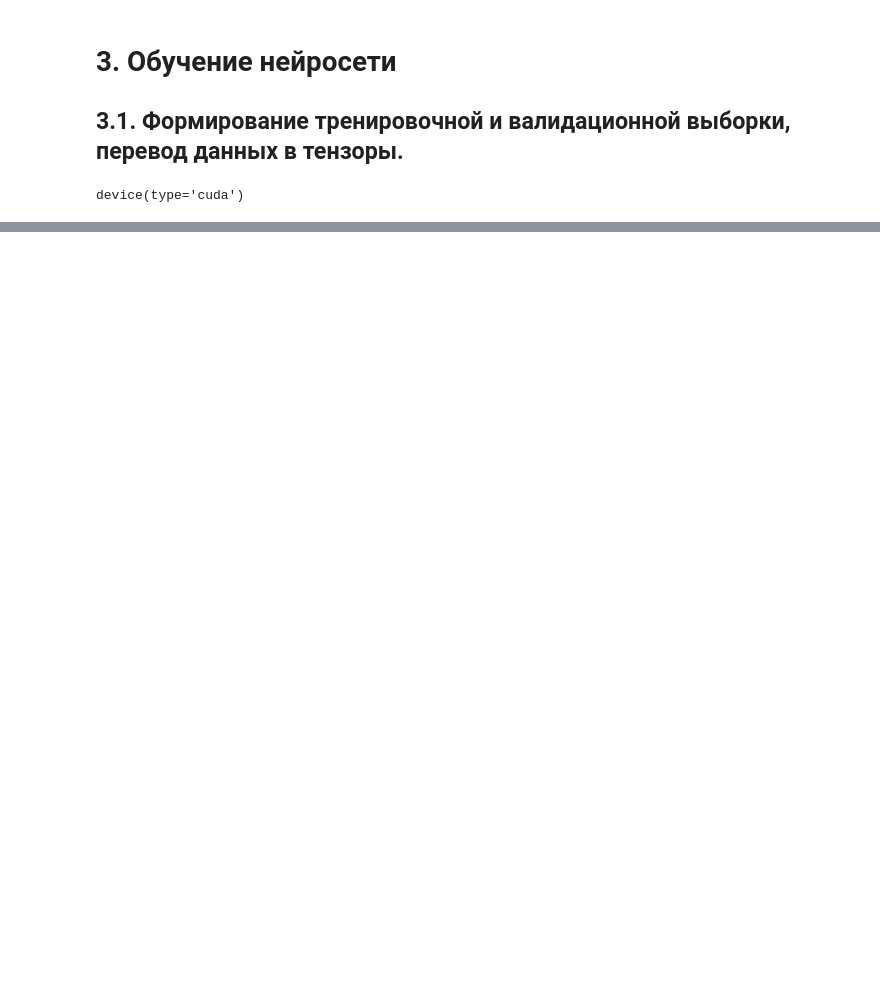
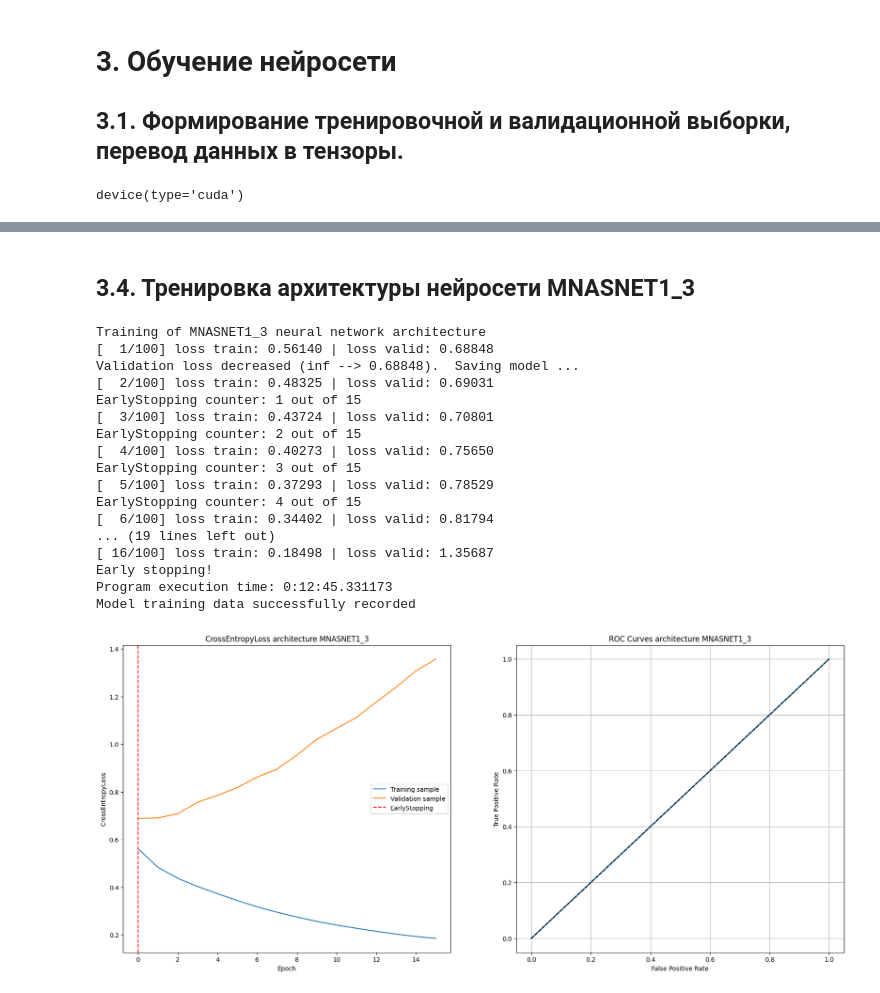
Before and after one commit to K1rsN7/Smart_Barrier, a Jupyter notebook: train neural network.ipynb, the cells around one changed output, grey strips where cells are left out. Cells and saved outputs as stored; diff of their text form; code cells hidden in the pictures; blank space fills up the shorter version.

```diff
--- a/train neural network.ipynb
+++ b/train neural network.ipynb
@@ -409,0 +453,31 @@ plt.show()
+# %% [markdown]
+## 3.4. Тренировка архитектуры нейросети MNASNET1_3
+# %%
+model = models.mnasnet1_3() # Загрузка структуры и весов
+model.classifier = torch.nn.Linear(1280, 2) # Замена слоя классификации
+model.to(device)
+name_model = 'MNASNET1_3'
+roc, loss_history, epoch_erly_stopping, accuracy, loss  = trainNeuralNetwork(
+    model, loaders, name_model, max_epochs_models, epoch_patience_models)
+addHistoryModels(name_model, roc, loss_history, accuracy, loss, epoch_erly_stopping)
+visualizationLearning(name_model, epoch_erly_stopping, roc, loss_history)
+del loss_history, epoch_erly_stopping, accuracy, loss, name_model, roc
+# %% [output]
+Training of MNASNET1_3 neural network architecture
+[  1/100] loss train: 0.56140 | loss valid: 0.68848
+Validation loss decreased (inf --> 0.68848).  Saving model ...
+[  2/100] loss train: 0.48325 | loss valid: 0.69031
+EarlyStopping counter: 1 out of 15
+[  3/100] loss train: 0.43724 | loss valid: 0.70801
+EarlyStopping counter: 2 out of 15
+[  4/100] loss train: 0.40273 | loss valid: 0.75650
+EarlyStopping counter: 3 out of 15
+[  5/100] loss train: 0.37293 | loss valid: 0.78529
+EarlyStopping counter: 4 out of 15
+[  6/100] loss train: 0.34402 | loss valid: 0.81794
+... (19 lines left out)
+[ 16/100] loss train: 0.18498 | loss valid: 1.35687
+Early stopping!
+Program execution time: 0:12:45.331173
+Model training data successfully recorded
+[figure, added]
```
Also changed, not shown: parts of 46 cells of this notebook, 1 other file.
